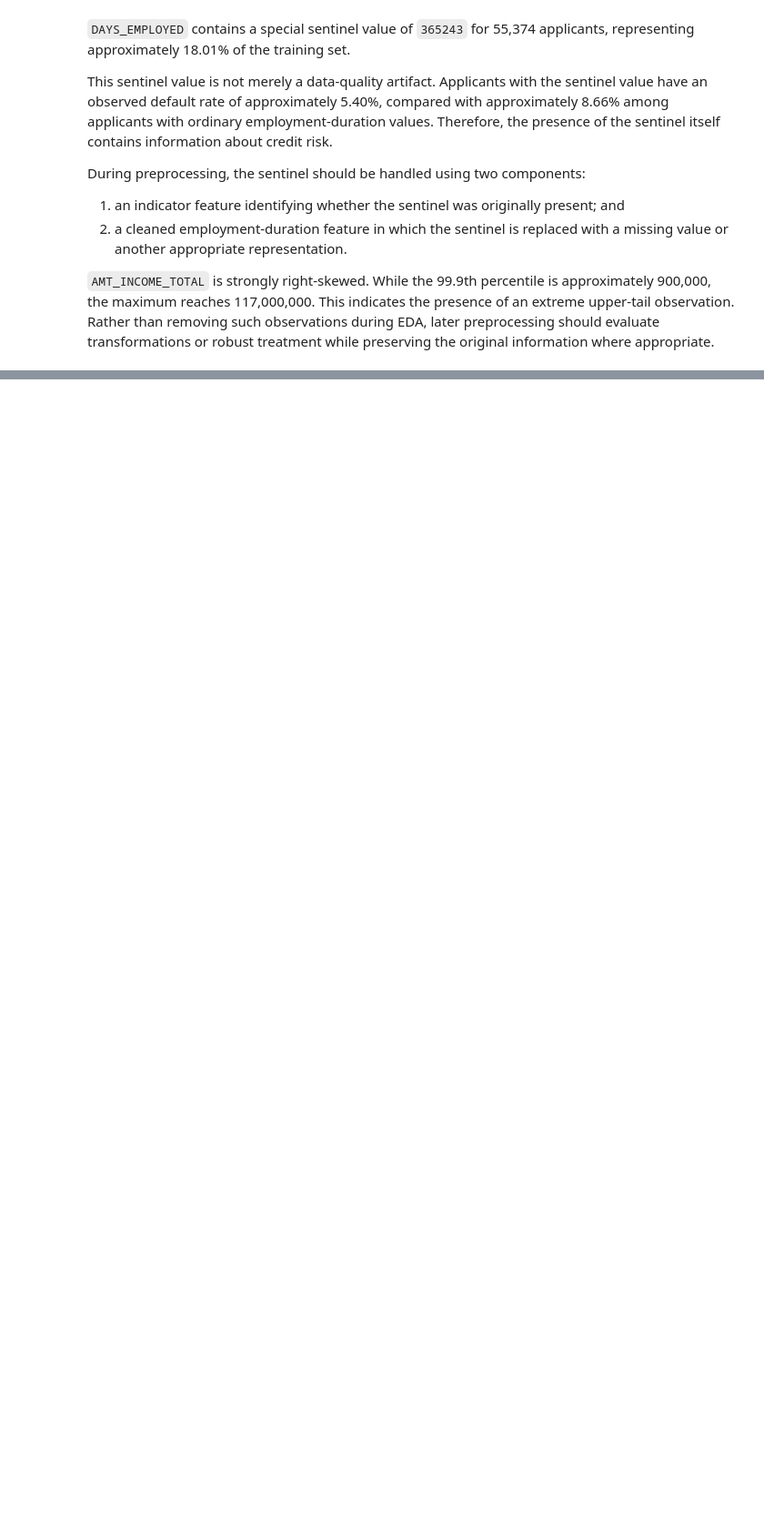
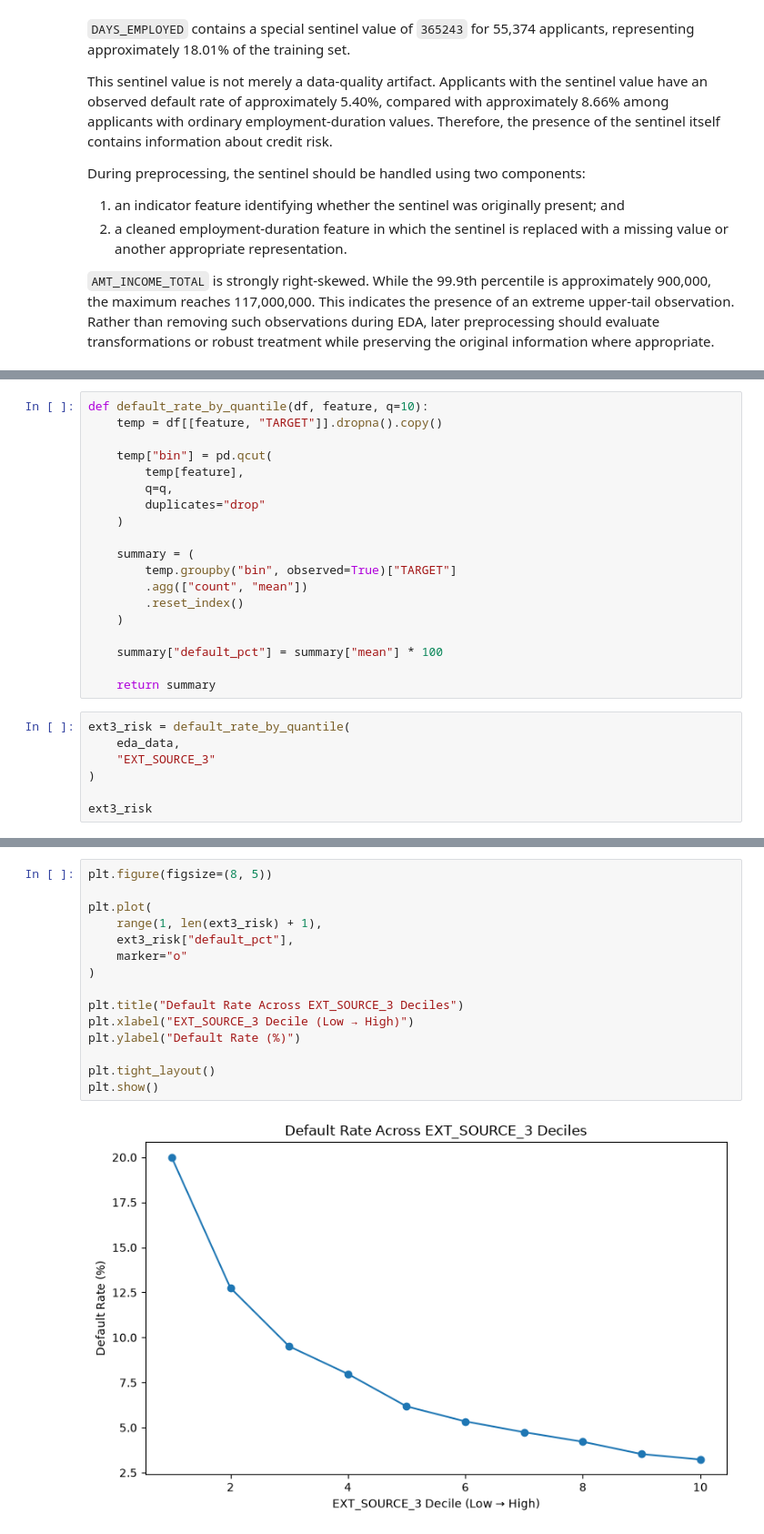
Before and after one commit to KevTJ/kj-project-portfolio, a Jupyter notebook: Projects/credit-risk-decision-system/notebooks/02_data_audit_and_eda.ipynb, the cells around one changed output, grey strips where cells are left out. Shown at 91% size. Saved outputs shown, nothing was run; the diff lists cells and outputs as text; blank space fills up the shorter version.

```diff
--- a/Projects/credit-risk-decision-system/notebooks/02_data_audit_and_eda.ipynb
+++ b/Projects/credit-risk-decision-system/notebooks/02_data_audit_and_eda.ipynb
@@ -804,0 +1225,26 @@ During preprocessing, the sentinel should be handled using two components:
+# %%
+def default_rate_by_quantile(df, feature, q=10):
+    temp = df[[feature, "TARGET"]].dropna().copy()
+
+    temp["bin"] = pd.qcut(
+        temp[feature],
+        q=q,
+        duplicates="drop"
+    )
+
+    summary = (
+        temp.groupby("bin", observed=True)["TARGET"]
+        .agg(["count", "mean"])
+        .reset_index()
+    )
+
+    summary["default_pct"] = summary["mean"] * 100
+
+    return summary
+# %%
+ext3_risk = default_rate_by_quantile(
+    eda_data,
+    "EXT_SOURCE_3"
+)
+
+ext3_risk
@@ -804,0 +1320,17 @@ During preprocessing, the sentinel should be handled using two components:
+# %%
+plt.figure(figsize=(8, 5))
+
+plt.plot(
+    range(1, len(ext3_risk) + 1),
+    ext3_risk["default_pct"],
+    marker="o"
+)
+
+plt.title("Default Rate Across EXT_SOURCE_3 Deciles")
+plt.xlabel("EXT_SOURCE_3 Decile (Low → High)")
+plt.ylabel("Default Rate (%)")
+
+plt.tight_layout()
+plt.show()
+# %% [output]
+[figure, added]
```
Also changed, not shown: parts of 32 cells of this notebook.
